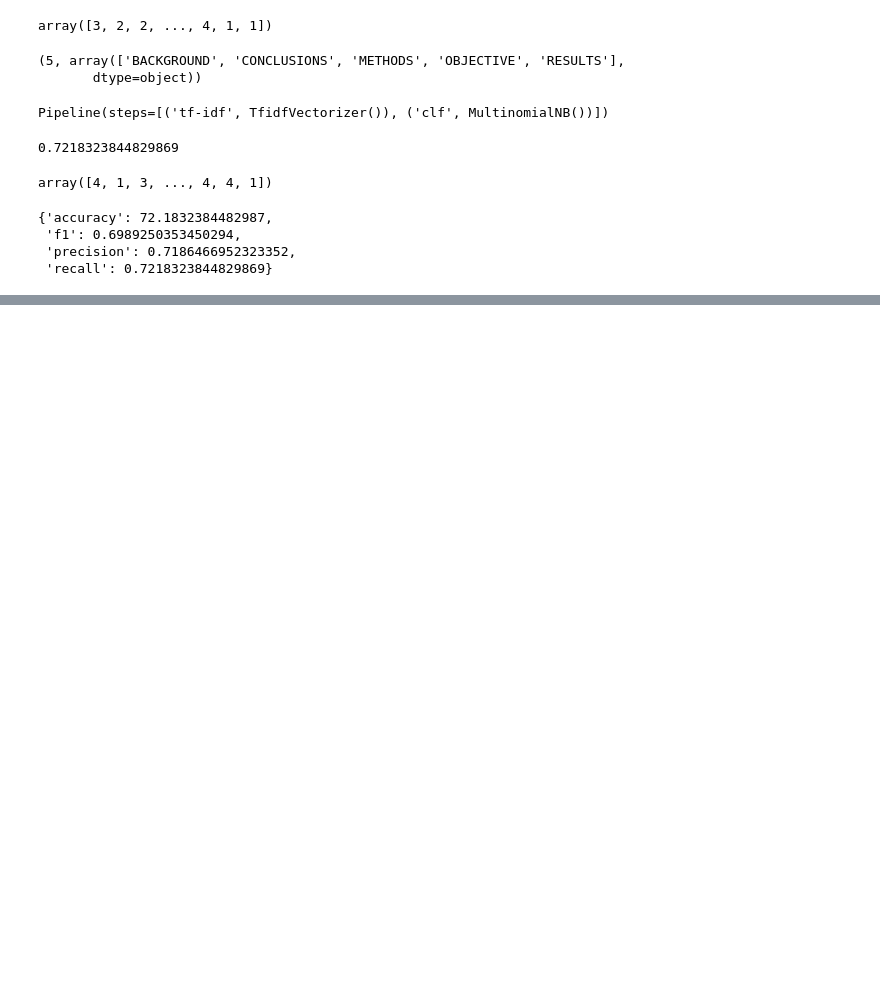
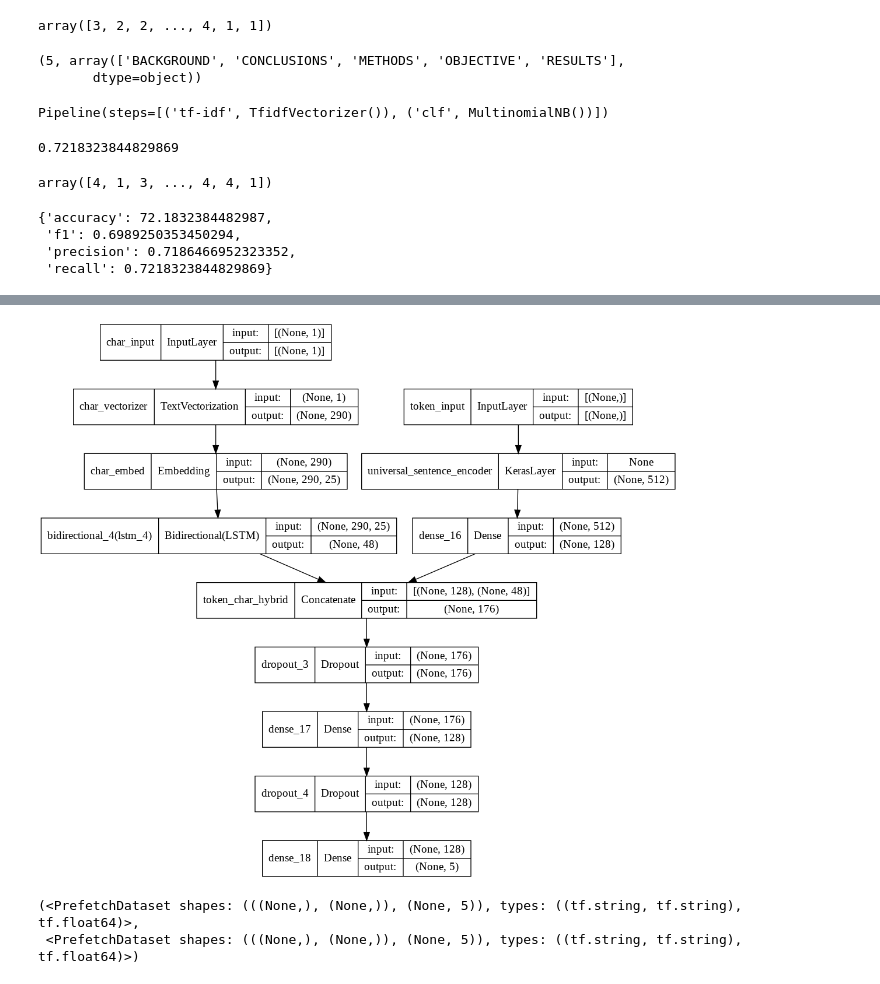
Before and after one commit to Kgs-Mathaba/NLP-sequential-sentence-classification-Project, a Jupyter notebook: SkimLit.ipynb, the cells around one changed output, grey strips where cells are left out. Saved outputs shown, nothing was run; the diff lists cells and outputs as text; code cells hidden in the pictures; blank space fills up the shorter version.

```diff
--- a/SkimLit.ipynb
+++ b/SkimLit.ipynb
@@ -305,0 +756,6 @@ baseline_results
+# %%
+# Create char embed layer
+char_embed = layers.Embedding(input_dim=len(char_vocab), # number of different chars
+                              output_dim = 25, # This is the size of char embedding in the paper
+                              mask_zero = True,
+                              name = 'char_embed')
@@ -305,0 +891,32 @@ baseline_results
+# %%
+# Model 4: Combining pretrained token embedding + char embedding ( hybrid embedding layer)
+
+# 1. Setup token inputs/model
+token_inputs = layers.Input(shape=[], dtype=tf.string, name = 'token_input')
+token_embeddings = tf_hub_embedding_layer(token_inputs)
+token_output = layers.Dense(128, activation='relu')(token_embeddings)
+token_model = tf.keras.Model(inputs=token_inputs,
+                             outputs=token_output)
+
+# 2. Setup char inputs/model
+char_inputs = layers.Input(shape=(1,), dtype=tf.string, name='char_input')
+char_vectors = char_vectorizer(char_inputs)
+char_embeddings = char_embed(char_vectors)
+char_bi_lstm = layers.Bidirectional(layers.LSTM(24))(char_embeddings) # bi-lstm shown in figure 1 of the paper
+char_model = tf.keras.Model(inputs = char_inputs,
+                            outputs = char_bi_lstm)
+
+# 3. Concatenate token and char inputs ( creates hybrid token embedding)
+token_char_concat = layers.Concatenate(name = 'token_char_hybrid')([token_model.output,
+                                                                    char_model.output])
+
+# 4. Create output layers with dropout
+combined_dropout = layers.Dropout(0.5)(token_char_concat)
+combined_dense = layers.Dense(128, activation='relu')(combined_dropout)
+final_dropout = layers.Dropout(0.5)(combined_dense)
+output_layer = layers.Dense(num_classes, activation='softmax')(final_dropout)
+
+# 5. Construct model with char and token inputs
+model_4 = tf.keras.Model(inputs = [token_model.input, char_model.input],
+                         outputs = output_layer,
+                         name = 'model_4_token_char_embeddings')
@@ -305,0 +943,4 @@ baseline_results
+# %%
+tf.keras.utils.plot_model(model_4, "model_4_token_char_embeddings.png", show_shapes=True)
+# %% [output]
+[figure, added]
@@ -305,0 +966,5 @@ baseline_results
+# %%
+train_char_token_dataset, val_char_token_dataset
+# %% [output]
+(<PrefetchDataset shapes: (((None,), (None,)), (None, 5)), types: ((tf.string, tf.string), tf.float64)>,
+ <PrefetchDataset shapes: (((None,), (None,)), (None, 5)), types: ((tf.string, tf.string), tf.float64)>)
```
Also changed, not shown: parts of 74 cells of this notebook.
